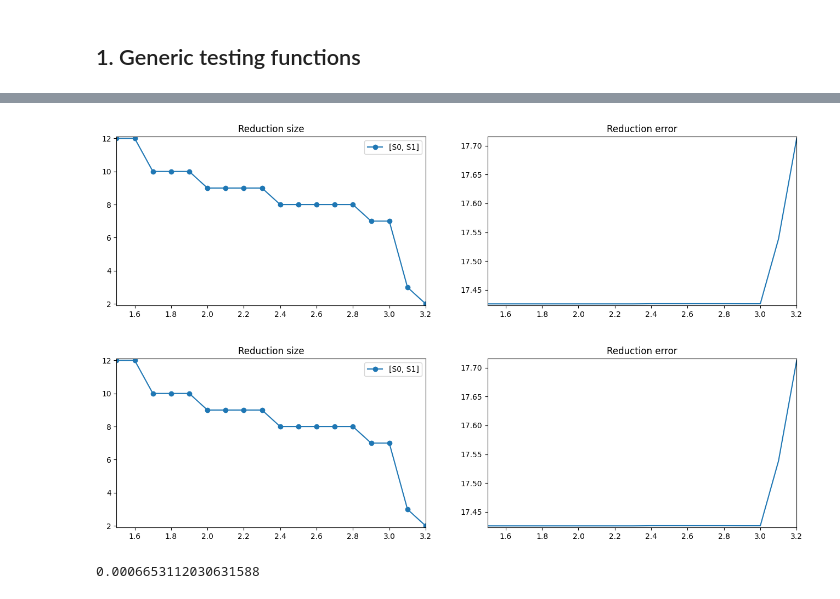
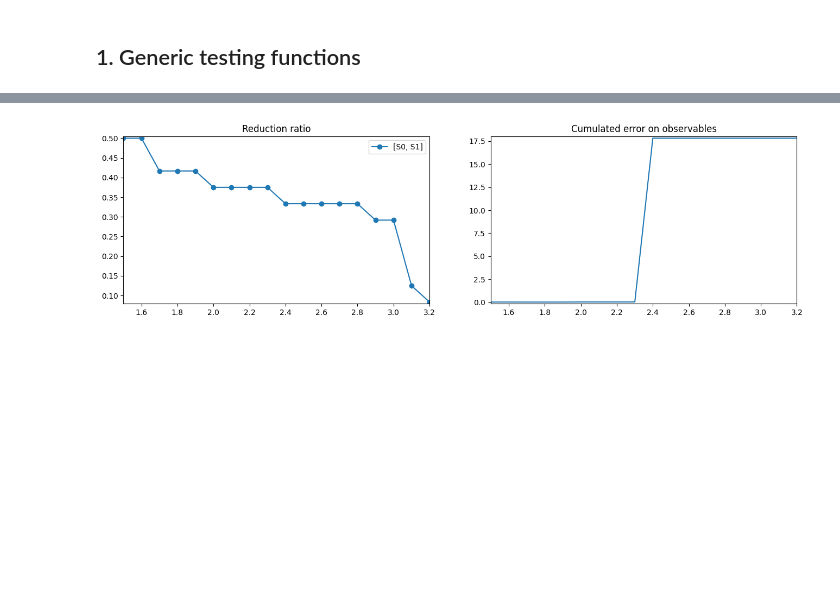
Before and after one commit to clue-developers/CLUE, a Jupyter notebook: notebooks/numerical_tests.ipynb, the cells around one changed output, grey strips where cells are left out. Saved outputs shown, nothing was run; the diff lists cells and outputs as text; code cells hidden in the pictures; blank space fills up the shorter version.

Commit message:
Review, checked and improved the numerical tests

```diff
--- a/notebooks/numerical_tests.ipynb
+++ b/notebooks/numerical_tests.ipynb
@@ -32,6 +32,11 @@ from numpy import array, matmul
 from numpy.linalg import pinv, norm, det
 from scipy.optimize._optimize import OptimizeResult
 from typing import Collection
+
+import logging
+
+logger = logging.getLogger("clue")
+logger.setLevel(logging.WARNING)
 # %% [markdown]
 ## 1. Generic testing functions
 # %%
@@ -55,51 +60,50 @@ def run_exact_test(example_name: str, # argument for name
     observables = [[SparsePolynomial.from_string(s, system.variables, system.field) for s in obs_set] for obs_set in example.observables]
 
     ## Computing the true lumpings for each observable
-    print("[exact_test] Computing the exact lumpings...", end=" ")
+    logger.info("[exact_test] Computing the exact lumpings...")
     lumped_systems = [system.lumping(obs_polys, method=example.matrix, print_system=False,print_reduction=False) for obs_polys in observables]
-    print(f"Done! {[sys.size for sys in lumped_systems]}")
+    logger.info(f"[exact_test]  + Done! {[sys.size for sys in lumped_systems]}")
 
-    print("[exact_test] Computing the numerical lumpings...")
+    logger.info("[exact_test] Computing the numerical lumpings...")
     delta = init_delta; increase = increase_delta; key = None
     numerical_lumpings = dict()
     while len(numerical_lumpings) == 0 or any(numerical_lumpings[key][i].size > len(example.observables[i]) for i in range(len(numerical_lumpings[key]))):
         key = round(delta, rounding)
-        print(f"\t- Running case with {delta=}...", end=" ")
+        logger.info(f"[exact_test]  - Running case with {delta=}...")
         num_system = FODESystem(file=example.path_model(), parser=example.read, lumping_subspace=NumericalSubspace, lumping_subspace_kwds={"delta": delta})
         numerical_lumpings[key] = [num_system.lumping(obs_polys, method=example.matrix, print_system=False, print_reduction=False) for obs_polys in observables]
-        print(f"Done!! {[sys.size for sys in numerical_lumpings[key]]}")
+        logger.info(f"[exact_test]  + Done!! {[sys.size for sys in numerical_lumpings[key]]}")
         delta += increase
-    print("[exact_test] Done numerical lumpings")
+    logger.info("[exact_test] Done numerical lumpings")
 
     ## Producing the graph for size reduction
     deltas = list(numerical_lumpings.keys())
     names = [str(obs_polys) for obs_polys in observables]
     sizes = [[numerical_lumpings[delta][i].size for delta in deltas] for i in range(len(names))]
-    delta_vs_size = OptimizeResult(t=array(deltas), y=array(sizes), names=names, success=True)
+    delta_vs_size = OptimizeResult(t=array(deltas), y=array(sizes)/num_system.size, names=names, success=True)
 
     ## producing the simulations
     if t0 > t1: t0,t1 = t1,t0
     x0 = [system.ic.get(v, 0) for v in system.variables] if x0 is None else x0; x0 = array(x0)
     tstep = (t1-t0)/200 if tstep is None else tstep
 
-    print("[exact_test] Computing simulation for real system...", end=" ")
+    logger.info("[exact_test] Computing simulation for real system...")
     real_simulation = system.simulate(t0, t1, x0, tstep)
-    observables_matrices = [array([poly.linear_part_as_vec() for poly in obs]).astype("float") for obs in observables]
+    observables_matrices = [SparseRowMatrix.from_vectors([poly.linear_part_as_vec() for poly in obs]) for obs in observables]
     real_obs_alone = [apply_matrix(real_simulation, O) for O in observables_matrices]
-    print("Done")
 
     numerical_errors = dict()
     for delta in numerical_lumpings:
-        print(f"\t- Computing simulation for {delta=}...", end =" ")
+        logger.info(f"[exact_test]  - Computing simulation for {delta=}...")
         errors = []
         for i, O in enumerate(observables_matrices):
             lsystem = numerical_lumpings[delta][i]
             lx0 = matmul(lsystem.lumping_matrix.to_numpy(), x0)
             numerical_sim = lsystem.simulate(t0,t1,lx0,tstep)
-            numerical_sim = apply_matrix(numerical_sim, matmul(O, pinv(lsystem.lumping_matrix.to_numpy().astype("float"))))
-            errors.append(norm(compare_simulations(real_obs_alone[i], numerical_sim, measures=measure)[1][0]))
+            numerical_sim = apply_matrix(numerical_sim, O.matmul(lsystem._subspace.pinv()))
+            comparison = compare_simulations(real_obs_alone[i], numerical_sim, measures=measure)
+            errors.append(norm(comparison[1][0]))
         numerical_errors[delta] = errors
-        print("Done!!")
 
     errors = array([[numerical_errors[delta][i] for delta in numerical_errors] for i in range(len(names))])
     delta_vs_error_obs = OptimizeResult(t=array(deltas), y=array(errors), names=names, success=True)
@@ -129,5 +115,4 @@ def run_exact_test(example_name: str, # argument for name
 # %%
-create_figure(graphs, title=["Reduction size", "Reduction error"], format=["-o", "-"])
+create_figure(graphs, title=["Reduction ratio", "Cumulated error on observables"], format=["-o", "-"]);
 # %% [output]
-[figure, old version]
+[figure, new version]
-[figure, removed]
@@ -152,4 +118,0 @@ osim = apply_matrix(lumped.simulate(0, 0.00125, list(matmul(olumped.lumping_matr
-# %%
-norm(compare_simulations(sim, lsim, measures="l2avg")[1][0])
-# %% [output]
-0.0006653112030631588
```
Also changed, not shown: parts of 17 cells of this notebook.
